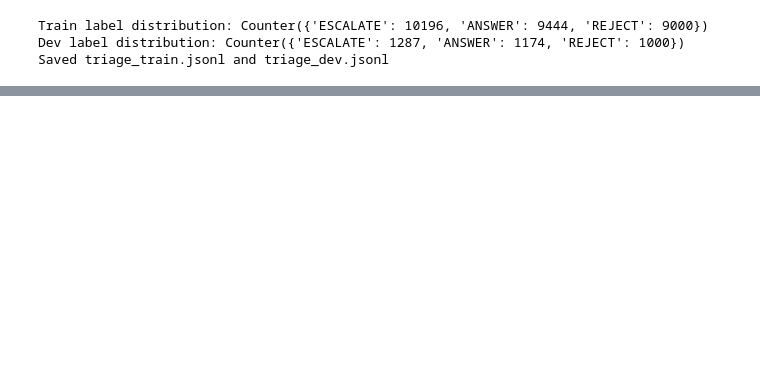
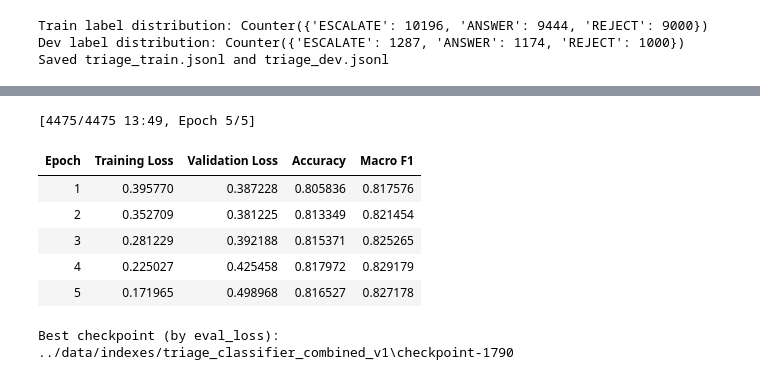
Before and after one commit to shrey-sp4/Customer-Support-Copilot, a Jupyter notebook: notebooks/03_traige.ipynb, the cells around one changed output, grey strips where cells are left out. Saved outputs shown, nothing was run; the diff lists cells and outputs as text; code cells hidden in the pictures; blank space fills up the shorter version.

```diff
--- a/notebooks/03_traige.ipynb
+++ b/notebooks/03_traige.ipynb
@@ -494,0 +487,17 @@ Saved triage_train.jsonl and triage_dev.jsonl
+# %%
+def build_hf_dataset_with_features(examples, scaler, feature_cols):
+    feats = scaler.transform(np.array([[e[c] for c in feature_cols] for e in examples]))
+    return HFDataset.from_dict({
+        "text": [e["query"] for e in examples],
+        "label": [label_to_id[e["label"]] for e in examples],
+        "numeric_features": feats.tolist(),
+    })
+
+triage_hf_train_feat = build_hf_dataset_with_features(triage_train_all, scaler, feature_cols)
+triage_hf_dev_feat = build_hf_dataset_with_features(triage_dev_all, scaler, feature_cols)
+
+triage_hf_train_feat = triage_hf_train_feat.map(tokenize_fn, batched=True)
+triage_hf_dev_feat = triage_hf_dev_feat.map(tokenize_fn, batched=True)
+
+print(triage_hf_train_feat[0].keys())
+print("Example numeric_features:", triage_hf_train_feat[0]["numeric_features"])
@@ -494,0 +549,49 @@ Saved triage_train.jsonl and triage_dev.jsonl
+# %%
+from transformers import Trainer, TrainingArguments, DataCollatorWithPadding
+
+base_collator = DataCollatorWithPadding(tokenizer=tokenizer)
+
+def custom_collate_fn(batch):
+    text_fields = [{"input_ids": b["input_ids"], "attention_mask": b["attention_mask"]} for b in batch]
+    padded = base_collator(text_fields)
+    padded["numeric_features"] = torch.tensor([b["numeric_features"] for b in batch], dtype=torch.float32)
+    padded["labels"] = torch.tensor([b["label"] for b in batch], dtype=torch.long)
+    return padded
+
+def compute_metrics(eval_pred):
+    logits, labels = eval_pred
+    preds = np.argmax(logits, axis=1)
+    return {
+        "accuracy": accuracy_score(labels, preds),
+        "macro_f1": f1_score(labels, preds, average="macro"),
+    }
+
+combined_model = TriageClassifierWithFeatures()  # fresh, untrained instance
+
+training_args = TrainingArguments(
+    output_dir="../data/indexes/triage_classifier_combined_v1",
+    num_train_epochs=5,
+    per_device_train_batch_size=32,
+    per_device_eval_batch_size=64,
+    eval_strategy="epoch",
+    save_strategy="epoch",
+    save_total_limit=5,           # keep all 5, so we can compare and pick ourselves
+    load_best_model_at_end=True,
+    metric_for_best_model="eval_loss",   # changed: minimize loss, not maximize accuracy
+    greater_is_better=False,
+    logging_steps=200,
+    learning_rate=2e-5,
+)
+
+trainer_combined = Trainer(
+    model=combined_model,
+    args=training_args,
+    train_dataset=triage_hf_train_feat,
+    eval_dataset=triage_hf_dev_feat,
+    data_collator=custom_collate_fn,
+    compute_metrics=compute_metrics,
+)
+
+trainer_combined.train()
+print("Best checkpoint (by eval_loss):", trainer_combined.state.best_model_checkpoint)
+# %% [output]
@@ -494,0 +609,8 @@ Saved triage_train.jsonl and triage_dev.jsonl
+[4475/4475 13:49, Epoch 5/5]
+| Epoch | Training Loss | Validation Loss | Accuracy | Macro F1 |
+| 1 | 0.395770 | 0.387228 | 0.805836 | 0.817576 |
+| 2 | 0.352709 | 0.381225 | 0.813349 | 0.821454 |
+| 3 | 0.281229 | 0.392188 | 0.815371 | 0.825265 |
+| 4 | 0.225027 | 0.425458 | 0.817972 | 0.829179 |
+| 5 | 0.171965 | 0.498968 | 0.816527 | 0.827178 |
+Best checkpoint (by eval_loss): ../data/indexes/triage_classifier_combined_v1\checkpoint-1790
```
Also changed, not shown: parts of 21 cells of this notebook, 1 other file.
